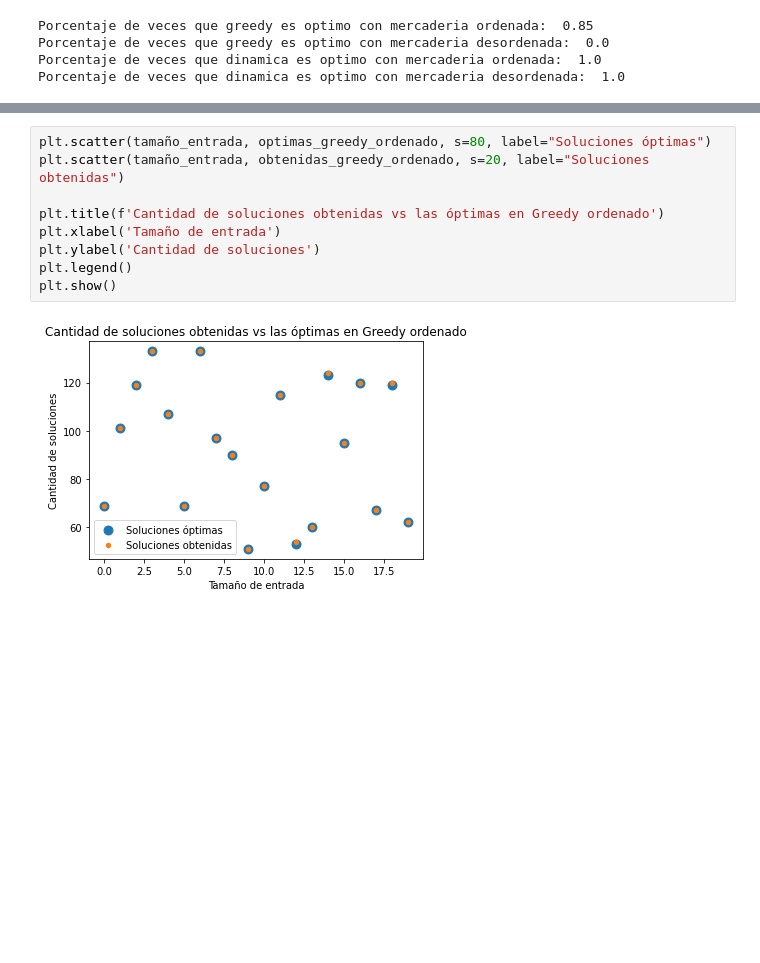
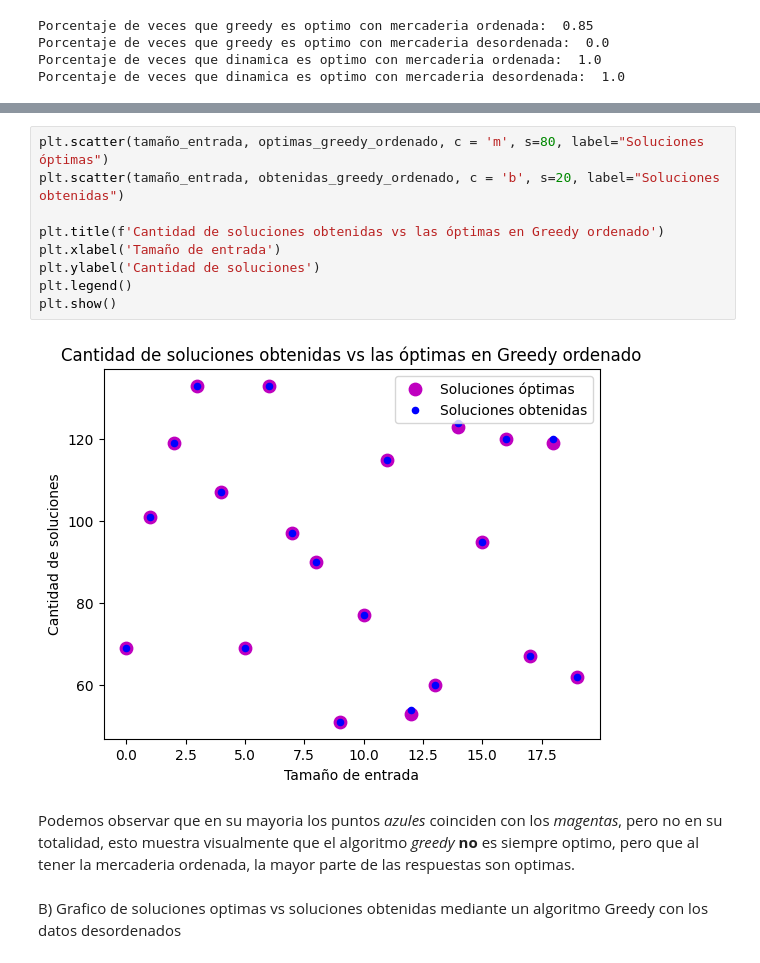
Before and after one commit to MartinUgarte/TDA-TP1, a Jupyter notebook: contrabando/grafico.ipynb, the cells around one changed output, grey strips where cells are left out. Cells and saved outputs as stored; diff of their text form; blank space fills up the shorter version.

Commit message:
Correcciones parte 2 (falta laparte 1)

```diff
--- a/contrabando/grafico.ipynb
+++ b/contrabando/grafico.ipynb
@@ -37,11 +26,15 @@ for n in tamaño_entrada:
 # %%
-plt.scatter(tamaño_entrada, optimas_greedy_ordenado, s=80, label="Soluciones óptimas")
-plt.scatter(tamaño_entrada, obtenidas_greedy_ordenado, s=20, label="Soluciones obtenidas")
+plt.scatter(tamaño_entrada, optimas_greedy_ordenado, c = 'm', s=80, label="Soluciones óptimas")
+plt.scatter(tamaño_entrada, obtenidas_greedy_ordenado, c = 'b', s=20, label="Soluciones obtenidas")
 
 plt.title(f'Cantidad de soluciones obtenidas vs las óptimas en Greedy ordenado')
 plt.xlabel('Tamaño de entrada')
 plt.ylabel('Cantidad de soluciones')
 plt.legend()
 plt.show()
 # %% [output]
-[figure, old version]
+[figure, new version]
+# %% [markdown]
+Podemos observar que en su mayoria los puntos _azules_ coinciden con los _magentas_, pero no en su totalidad, esto muestra visualmente que el algoritmo _greedy_ **no** es siempre optimo, pero que al tener la mercaderia ordenada, la mayor parte de las respuestas son optimas.
+# %% [markdown]
+B) Grafico de soluciones optimas vs soluciones obtenidas mediante un algoritmo Greedy con los datos desordenados
```
Also changed, not shown: parts of 16 cells of this notebook, 1 other file.
